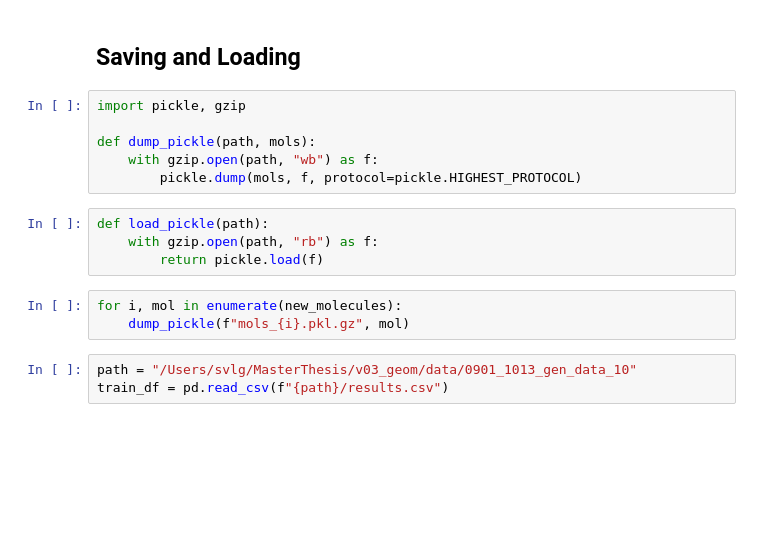
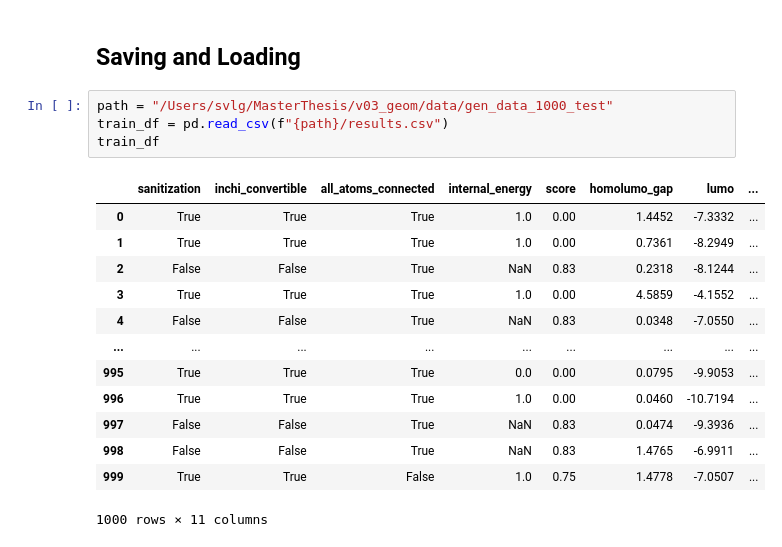
Before and after one commit to svenlg/constrained-generation-geom, a Jupyter notebook: notebooks/01_gen_xtb_pose.ipynb, the cells around one changed output. Cells and saved outputs as stored; diff of their text form; blank space fills up the shorter version.

```diff
--- a/notebooks/01_gen_xtb_pose.ipynb
+++ b/notebooks/01_gen_xtb_pose.ipynb
@@ -967,18 +921,20 @@ df_extra
 # %% [markdown]
 ## Saving and Loading
-# %%
-import pickle, gzip
-
-def dump_pickle(path, mols):
-    with gzip.open(path, "wb") as f:
-        pickle.dump(mols, f, protocol=pickle.HIGHEST_PROTOCOL)
-# %%
-def load_pickle(path):
-    with gzip.open(path, "rb") as f:
-        return pickle.load(f)
-# %%
-for i, mol in enumerate(new_molecules):
-    dump_pickle(f"mols_{i}.pkl.gz", mol)
 # %%
-path = "/Users/svlg/MasterThesis/v03_geom/data/0901_1013_gen_data_10"
+path = "/Users/svlg/MasterThesis/v03_geom/data/gen_data_1000_test"
 train_df = pd.read_csv(f"{path}/results.csv")
+train_df
+# %% [output]
+|  | sanitization | inchi_convertible | all_atoms_connected | internal_energy | score | homolumo_gap | lumo | ... |
+| 0 | True | True | True | 1.0 | 0.00 | 1.4452 | -7.3332 | ... |
+| 1 | True | True | True | 1.0 | 0.00 | 0.7361 | -8.2949 | ... |
+| 2 | False | False | True | NaN | 0.83 | 0.2318 | -8.1244 | ... |
+| 3 | True | True | True | 1.0 | 0.00 | 4.5859 | -4.1552 | ... |
+| 4 | False | False | True | NaN | 0.83 | 0.0348 | -7.0550 | ... |
+| ... | ... | ... | ... | ... | ... | ... | ... | ... |
+| 995 | True | True | True | 0.0 | 0.00 | 0.0795 | -9.9053 | ... |
+| 996 | True | True | True | 1.0 | 0.00 | 0.0460 | -10.7194 | ... |
+| 997 | False | False | True | NaN | 0.83 | 0.0474 | -9.3936 | ... |
+| 998 | False | False | True | NaN | 0.83 | 1.4765 | -6.9911 | ... |
+| 999 | True | True | False | 1.0 | 0.75 | 1.4778 | -7.0507 | ... |
+1000 rows × 11 columns
```
Also changed, not shown: parts of 44 cells of this notebook, 11 other files.
